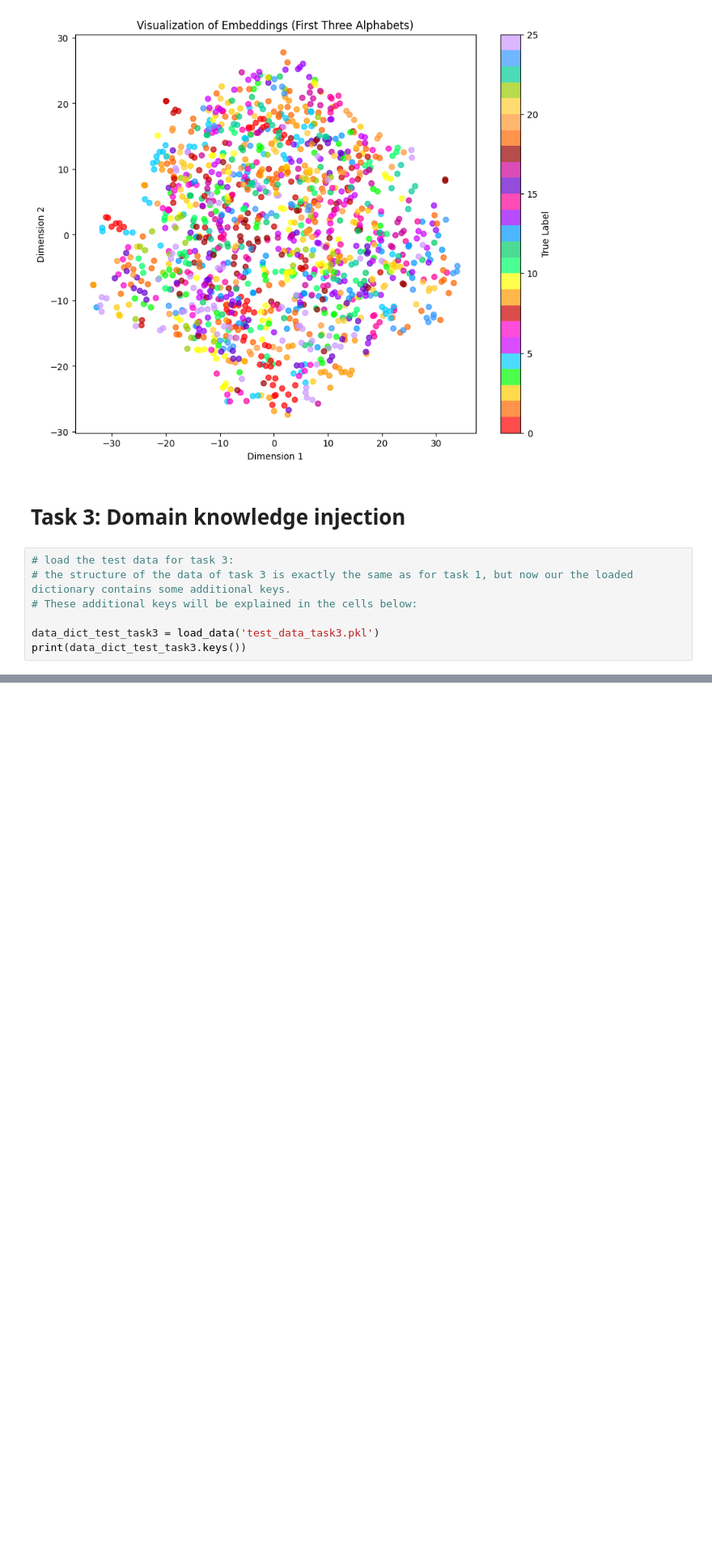
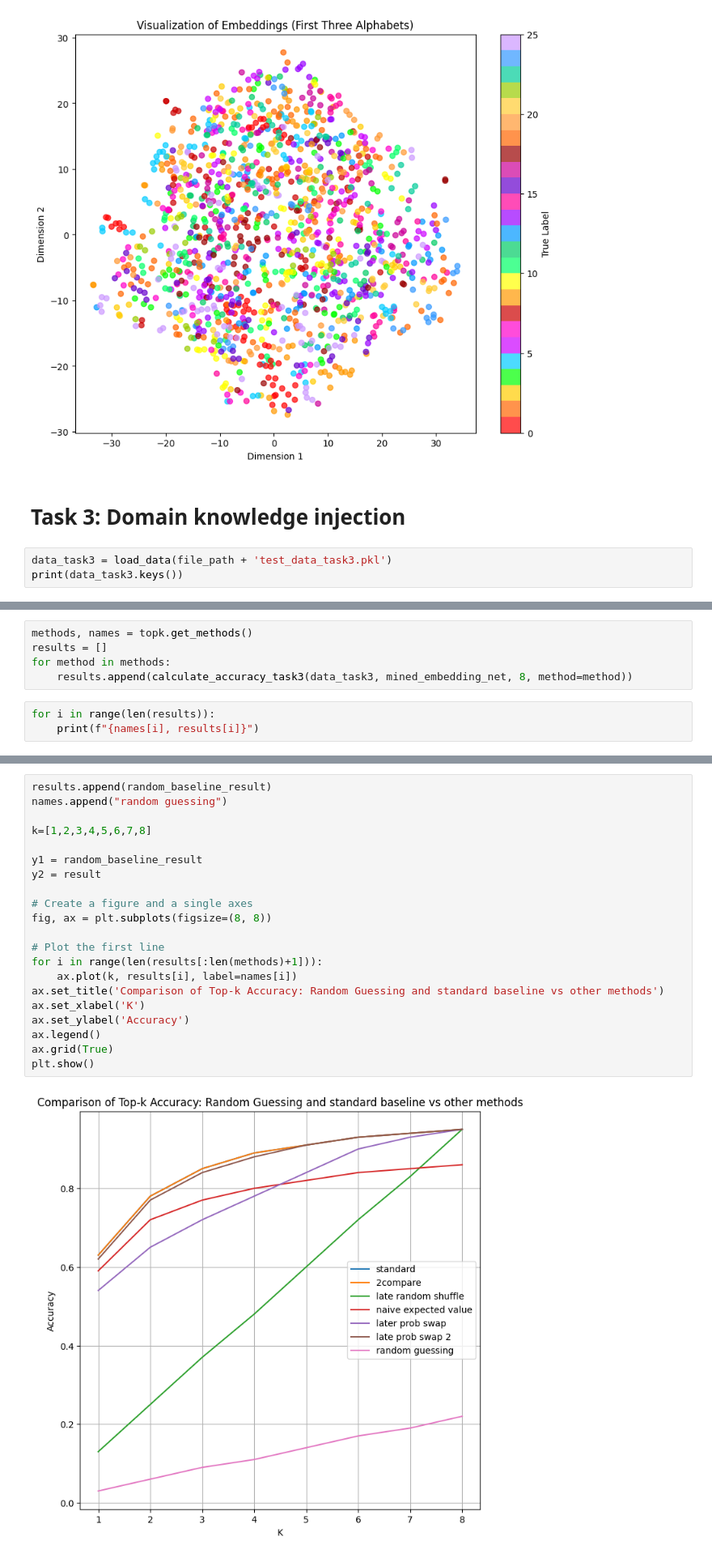
Before and after one commit to DmytroMudragel/CharacterRecognitionDeepLearning, a Jupyter notebook: Assignment_1_Group_[35].ipynb, the cells around one changed output, grey strips where cells are left out. Shown at 81% size. Saved outputs shown, nothing was run; the diff lists cells and outputs as text; blank space fills up the shorter version.

Commit message:
task 3

```diff
--- a/Assignment_1_Group_[35].ipynb
+++ b/Assignment_1_Group_[35].ipynb
@@ -1078,9 +1086,5 @@ visualise_embeddings(data_task2, mined_embedding_net_task2)
 # %% [markdown]
 # Task 3: Domain knowledge injection
 # %%
-# load the test data for task 3:
-# the structure of the data of task 3 is exactly the same as for task 1, but now our the loaded dictionary contains some additional keys.
-# These additional keys will be explained in the cells below:
-
-data_dict_test_task3 = load_data('test_data_task3.pkl')
-print(data_dict_test_task3.keys())
+data_task3 = load_data(file_path + 'test_data_task3.pkl')
+print(data_task3.keys())
@@ -1115,0 +1150,8 @@ print(f'Probability of a character of type {following_type} following a characte
+# %%
+methods, names = topk.get_methods()
+results = []
+for method in methods:
+    results.append(calculate_accuracy_task3(data_task3, mined_embedding_net, 8, method=method))
+# %%
+for i in range(len(results)):
+    print(f"{names[i], results[i]}")
@@ -1115,0 +1165,23 @@ print(f'Probability of a character of type {following_type} following a characte
+# %%
+results.append(random_baseline_result)
+names.append("random guessing")
+
+k=[1,2,3,4,5,6,7,8]
+
+y1 = random_baseline_result
+y2 = result
+
+# Create a figure and a single axes
+fig, ax = plt.subplots(figsize=(8, 8))
+
+# Plot the first line
+for i in range(len(results[:len(methods)+1])):
+    ax.plot(k, results[i], label=names[i])
+ax.set_title('Comparison of Top-k Accuracy: Random Guessing and standard baseline vs other methods')
+ax.set_xlabel('K')
+ax.set_ylabel('Accuracy')
+ax.legend()
+ax.grid(True)
+plt.show()
+# %% [output]
+[figure, added]
```
Also changed, not shown: parts of 5 cells of this notebook.
